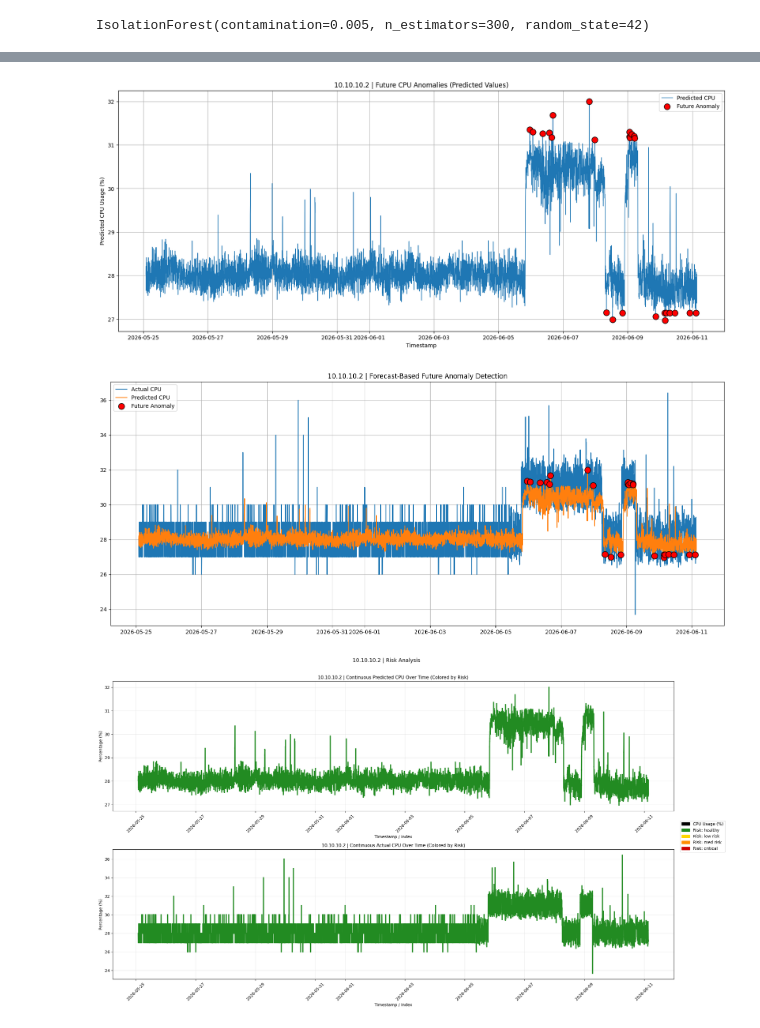
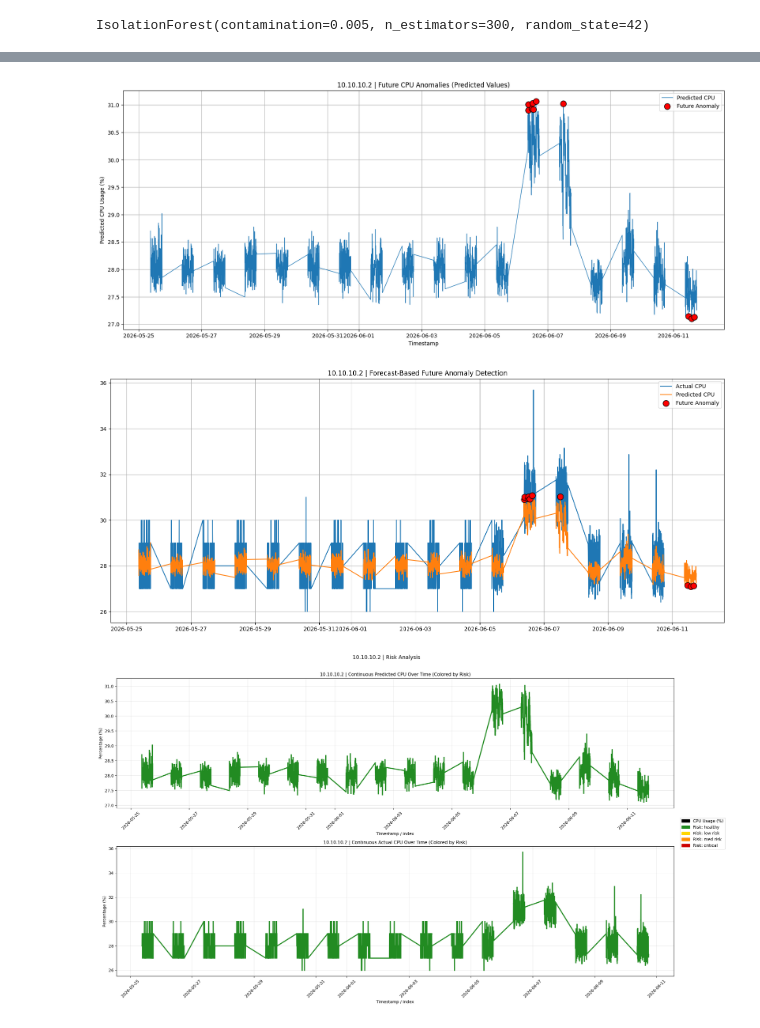
Before and after one commit to AvilashaGoswami1103/AI-Predictive-Maintenance, a Jupyter notebook: CPU/notebooks/06_predicted_anomaly_detection.ipynb, the cells around one changed output, grey strips where cells are left out. Saved outputs shown, nothing was run; the diff lists cells and outputs as text; code cells hidden in the pictures.

Commit message:
working hours prediction by blocks of 3 hours

```diff
--- a/CPU/notebooks/06_predicted_anomaly_detection.ipynb
+++ b/CPU/notebooks/06_predicted_anomaly_detection.ipynb
@@ -6,7 +6,7 @@ import matplotlib.dates as mdates
 from sklearn.ensemble import IsolationForest
 # %%
 df = pd.read_csv(
-    r"C:\Users\Avilasha\Desktop\CPU_Predictive_Maintenance\CPU\data\Processed\forecast_results_3.csv"
+    r"C:\Users\Avilasha\Desktop\CPU_Predictive_Maintenance\CPU\data\Processed\server_3_working_hours_predictions.csv"
 )
 
 print(df.shape)
@@ -42,9 +42,14 @@ print(SERVER_NAME)
 ['10.10.10.2']
 10.10.10.2
 # %%
+# X_future = df[
+#     [
+#         'Predicted_1hr'
+#     ]
+# ]
 X_future = df[
     [
-        'Predicted_1hr'
+        'Predicted_CPU_Usage'
     ]
 ]
 # %%
@@ -125,7 +123,8 @@ plt.figure(
 )
 plt.plot(
     df['Timestamp'],
-    df['Predicted_1hr'],
+    # df['Predicted_1hr'],
+    df['Predicted_CPU_Usage'],
     linewidth=1,
     label='Predicted CPU'
 )
@@ -136,7 +135,7 @@ plt.scatter(
     ],
     df.loc[
         df['future_anomaly'],
-        'Predicted_1hr'
+        'Predicted_CPU_Usage'
     ],
     color='red',
     s=120,
@@ -157,44 +156,46 @@ plt.legend()
 plt.grid(True)
 plt.show()
 # %% [output]
-[figure, old version]
+[figure, new version]
 # %%
 plt.figure(
     figsize=(20,8)
 )
 plt.plot(
     df['Timestamp'],
-    df['Actual_1hr'],
+    # df['Actual_1hr'],
+    df['Actual_CPU_Usage'],
     label='Actual CPU'
 )
 plt.plot(
     df['Timestamp'],
-    df['Predicted_1hr'],
+    # df['Predicted_1hr'],
+    df['Predicted_CPU_Usage'],
     label='Predicted CPU'
 )
 plt.scatter(
     df.loc[
         df['future_anomaly'],
         'Timestamp'
     ],
     df.loc[
         df['future_anomaly'],
-        'Predicted_1hr'
+        'Predicted_CPU_Usage'
     ],
     color='red',
     s=120,
     edgecolors='black',
     zorder=20,
     label='Future Anomaly'
 )
 plt.title(
     f'{SERVER_NAME} | Forecast-Based Future Anomaly Detection'
 )
 plt.legend()
 plt.grid(True)
 plt.show()
 # %% [output]
-[figure, old version]
+[figure, new version]
 # %%
 # =====================================
 # INTERACTIVE FUTURE ANOMALY PLOT
@@ -309,12 +311,12 @@ for label, color in RISK_COLORS.items():
 fig, axes = plt.subplots(2, 1, figsize=(20, 12), sharex=False)
 
 plot_risk_line(
-    axes[0], df, 'Predicted_1hr',
+    axes[0], df, 'Predicted_CPU_Usage',
     f'{SERVER_NAME} | Continuous Predicted CPU Over Time (Colored by Risk)'
 )
 
 plot_risk_line(
-    axes[1], df, 'Actual_1hr',
+    axes[1], df, 'Actual_CPU_Usage',
     f'{SERVER_NAME} | Continuous Actual CPU Over Time (Colored by Risk)'
 )
 
@@ -330,7 +332,7 @@ plt.suptitle(f'{SERVER_NAME} | Risk Analysis', fontsize=13, y=1.01)
 plt.tight_layout()
 plt.show()
 # %% [output]
-[figure, old version]
+[figure, new version]
 # %%
 # =====================================
 # RISK ANALYSIS — Clean Single Line, Training Set (cpu_baseline.csv)
```
Also changed, not shown: parts of 6 cells of this notebook, 5 other files.
